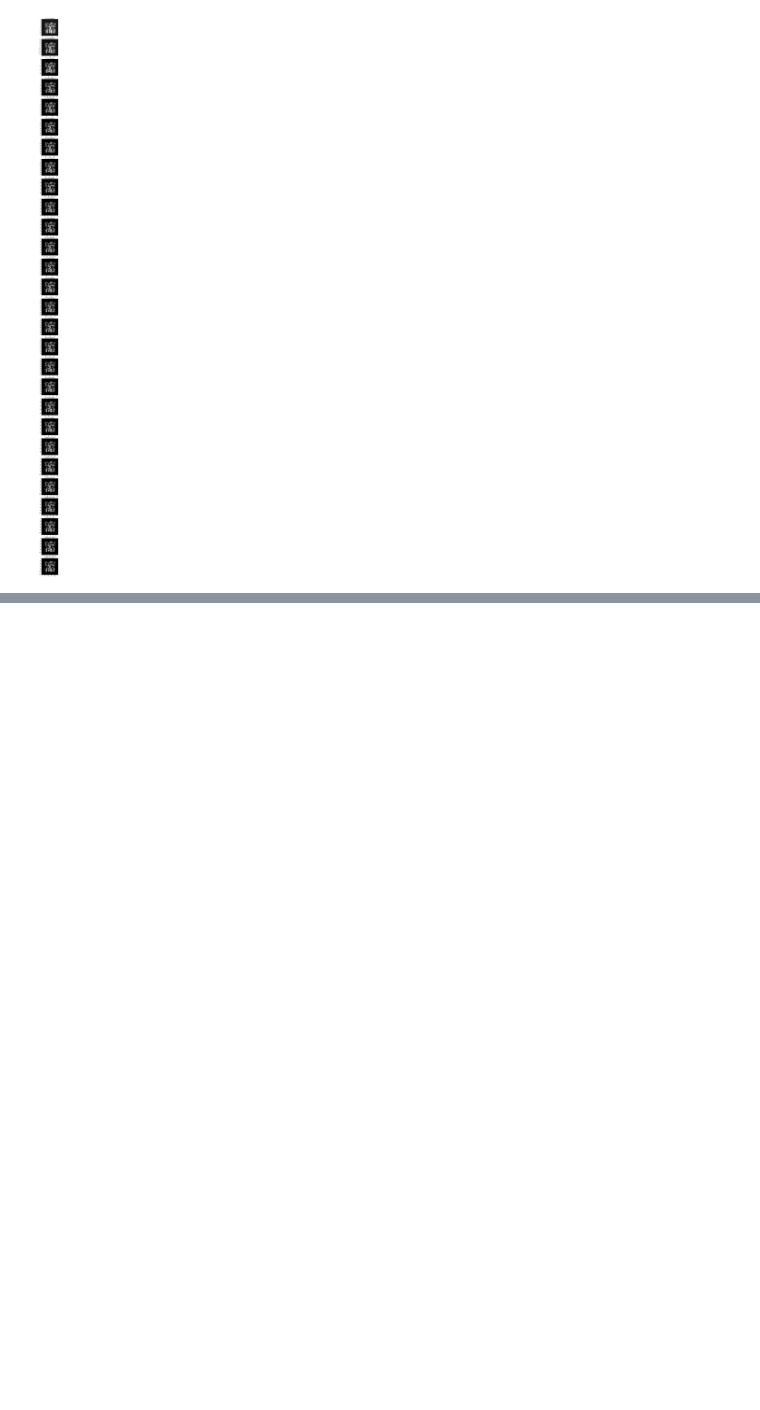
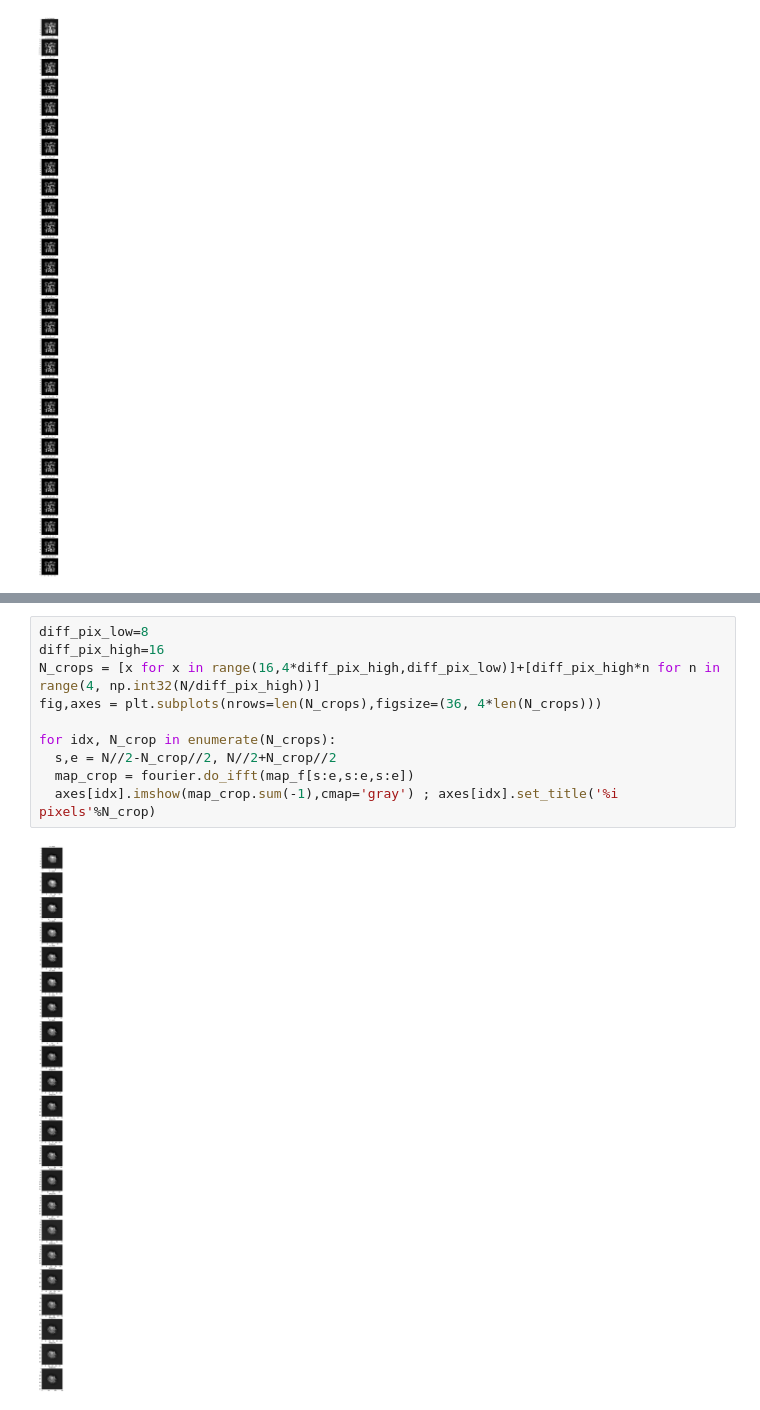
Before and after one commit to geoffwoollard/learn_cryoem_math, a Jupyter notebook: nb/fourier_cropping.ipynb, the cells around one changed output, grey strips where cells are left out. Cells and saved outputs as stored; diff of their text form; blank space fills up the shorter version.

```diff
--- a/nb/fourier_cropping.ipynb
+++ b/nb/fourier_cropping.ipynb
@@ -114,0 +164,12 @@ for idx, N_crop in enumerate(N_crops):
+# %%
+diff_pix_low=8
+diff_pix_high=16
+N_crops = [x for x in range(16,4*diff_pix_high,diff_pix_low)]+[diff_pix_high*n for n in range(4, np.int32(N/diff_pix_high))]
+fig,axes = plt.subplots(nrows=len(N_crops),figsize=(36, 4*len(N_crops)))
+
+for idx, N_crop in enumerate(N_crops):
+  s,e = N//2-N_crop//2, N//2+N_crop//2
+  map_crop = fourier.do_ifft(map_f[s:e,s:e,s:e])
+  axes[idx].imshow(map_crop.sum(-1),cmap='gray') ; axes[idx].set_title('%i pixels'%N_crop)
+# %% [output]
+[figure, added]
```
Also changed, not shown: parts of 14 cells of this notebook.
